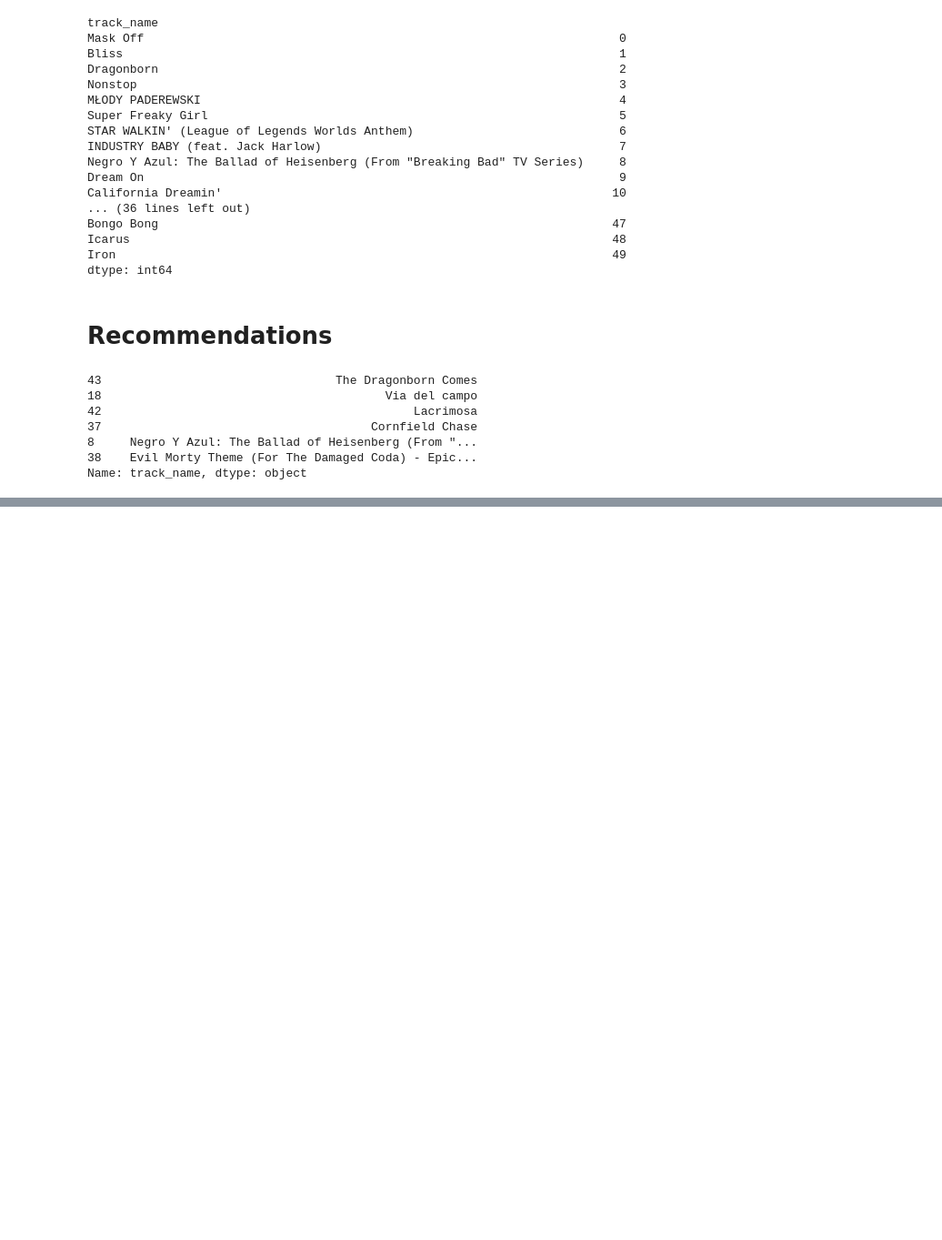
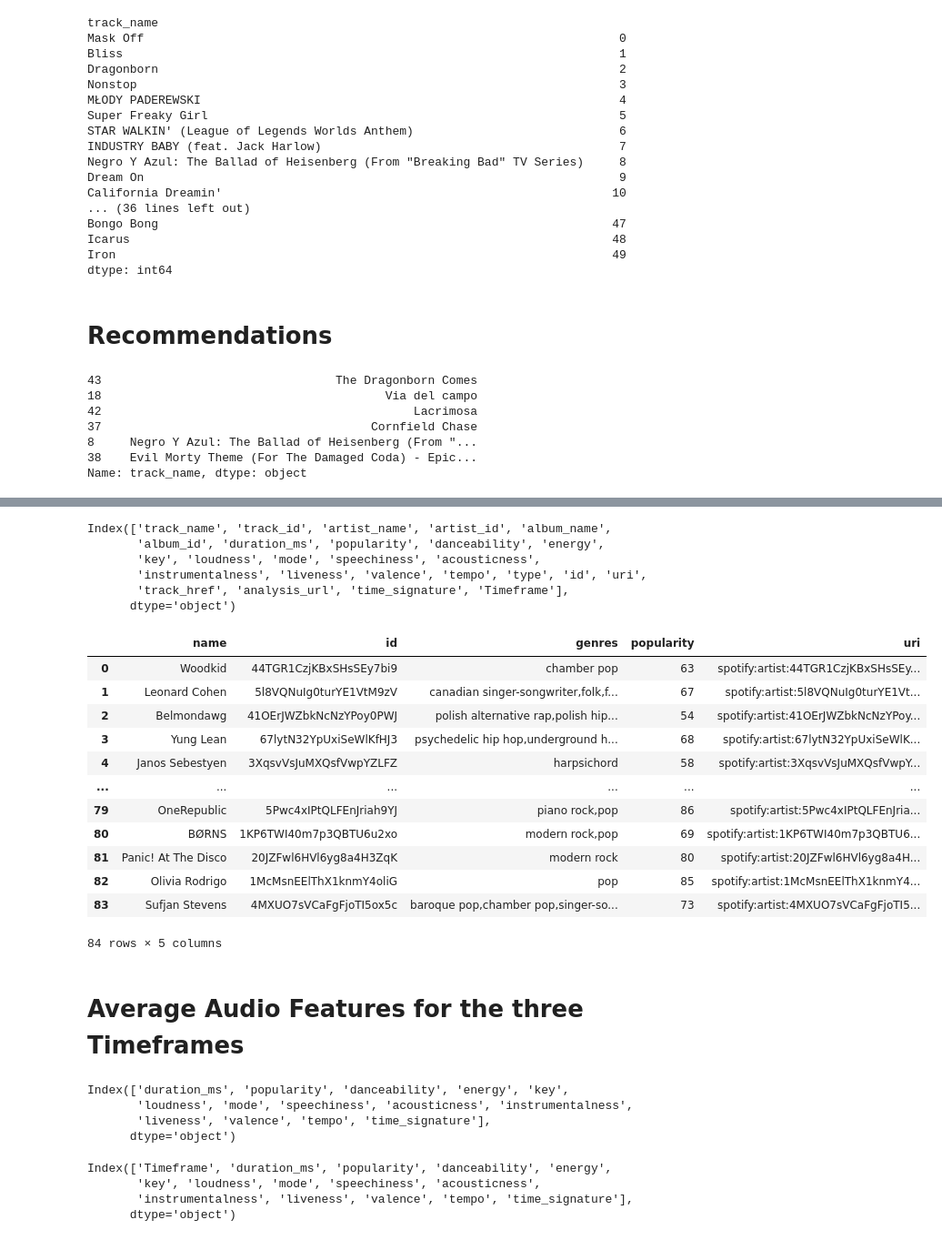
Before and after one commit to drmatczak/Spotify-project, a Jupyter notebook: API_exploration.ipynb, the cells around one changed output, grey strips where cells are left out. Shown at 91% size. Cells and saved outputs as stored; diff of their text form; code cells hidden in the pictures; blank space fills up the shorter version.

Commit message:
getting familiar with the Spotify API and spotipy

```diff
--- a/API_exploration.ipynb
+++ b/API_exploration.ipynb
@@ -197,0 +261,77 @@ Name: track_name, dtype: object
+# %%
+top_tracks.drop_duplicates()
+top_tracks = top_tracks.loc[:,~top_tracks.columns.duplicated()].copy()
+top_tracks.columns
+# %% [output]
+Index(['track_name', 'track_id', 'artist_name', 'artist_id', 'album_name',
+       'album_id', 'duration_ms', 'popularity', 'danceability', 'energy',
+       'key', 'loudness', 'mode', 'speechiness', 'acousticness',
+       'instrumentalness', 'liveness', 'valence', 'tempo', 'type', 'id', 'uri',
+       'track_href', 'analysis_url', 'time_signature', 'Timeframe'],
+      dtype='object')
+# %%
+def top_artists_from_API(api_results):
+    """
+    Reads in the spotipy query results for user top artists and returns a DataFrame with
+    name, id, genres, popularity and uri
+    Parameters
+    ----------
+    api_results : the results of a query to spotify with .current_user_top_artists()
+    Returns
+    -------
+    df: DataFrame containing name, id, genres, popularity and uri
+    """
+    df = pd.DataFrame(api_results["items"])
+    cols = ["name","id","genres","popularity","uri"]
+    return df[cols]
+# %%
+top_artists_short = sp.current_user_top_artists(limit = 50, time_range = "short_term")
+top_artists_med = sp.current_user_top_artists(limit = 50, time_range = "medium_term")
+top_artists_long = sp.current_user_top_artists(limit = 50, time_range = "long_term")
+
+
+artists_short_df = top_artists_from_API(top_artists_short)
+artists_med_df = top_artists_from_API(top_artists_med)
+artists_long_df = top_artists_from_API(top_artists_long)
+
+
+artists_df = pd.concat([artists_short_df,artists_med_df,artists_long_df])
+artists_df["genres"] = artists_df["genres"].apply(lambda x: ",".join(x))
+artists_df.drop_duplicates().reset_index(drop = True)
+# %% [output]
+|  | name | id | genres | popularity | uri |
+| 0 | Woodkid | 44TGR1CzjKBxSHsSEy7bi9 | chamber pop | 63 | spotify:artist:44TGR1CzjKBxSHsSEy... |
+| 1 | Leonard Cohen | 5l8VQNuIg0turYE1VtM9zV | canadian singer-songwriter,folk,f... | 67 | spotify:artist:5l8VQNuIg0turYE1Vt... |
+| 2 | Belmondawg | 41OErJWZbkNcNzYPoy0PWJ | polish alternative rap,polish hip... | 54 | spotify:artist:41OErJWZbkNcNzYPoy... |
+| 3 | Yung Lean | 67lytN32YpUxiSeWlKfHJ3 | psychedelic hip hop,underground h... | 68 | spotify:artist:67lytN32YpUxiSeWlK... |
+| 4 | Janos Sebestyen | 3XqsvVsJuMXQsfVwpYZLFZ | harpsichord | 58 | spotify:artist:3XqsvVsJuMXQsfVwpY... |
+| ... | ... | ... | ... | ... | ... |
+| 79 | OneRepublic | 5Pwc4xIPtQLFEnJriah9YJ | piano rock,pop | 86 | spotify:artist:5Pwc4xIPtQLFEnJria... |
+| 80 | BØRNS | 1KP6TWI40m7p3QBTU6u2xo | modern rock,pop | 69 | spotify:artist:1KP6TWI40m7p3QBTU6... |
+| 81 | Panic! At The Disco | 20JZFwl6HVl6yg8a4H3ZqK | modern rock | 80 | spotify:artist:20JZFwl6HVl6yg8a4H... |
+| 82 | Olivia Rodrigo | 1McMsnEElThX1knmY4oliG | pop | 85 | spotify:artist:1McMsnEElThX1knmY4... |
+| 83 | Sufjan Stevens | 4MXUO7sVCaFgFjoTI5ox5c | baroque pop,chamber pop,singer-so... | 73 | spotify:artist:4MXUO7sVCaFgFjoTI5... |
+84 rows × 5 columns
+# %% [markdown]
+# Average Audio Features for the three Timeframes
+# %%
+numerics = ['int16', 'int32', 'int64', 'float16', 'float32', 'float64']
+
+num_audio_features = top_tracks.select_dtypes(include=numerics)
+num_audio_features_lst = list(num_audio_features.columns)
+num_audio_features_lst.append("Timeframe")
+num_audio_features.columns
+# %% [output]
+Index(['duration_ms', 'popularity', 'danceability', 'energy', 'key',
+       'loudness', 'mode', 'speechiness', 'acousticness', 'instrumentalness',
+       'liveness', 'valence', 'tempo', 'time_signature'],
+      dtype='object')
+# %%
+audio_overtime_df = top_tracks[num_audio_features_lst].groupby("Timeframe").mean()
+audio_overtime_df.reset_index(inplace = True)
+audio_overtime_df.columns
+# %% [output]
+Index(['Timeframe', 'duration_ms', 'popularity', 'danceability', 'energy',
+       'key', 'loudness', 'mode', 'speechiness', 'acousticness',
+       'instrumentalness', 'liveness', 'valence', 'tempo', 'time_signature'],
+      dtype='object')
```
Also changed, not shown: parts of 12 cells of this notebook.
